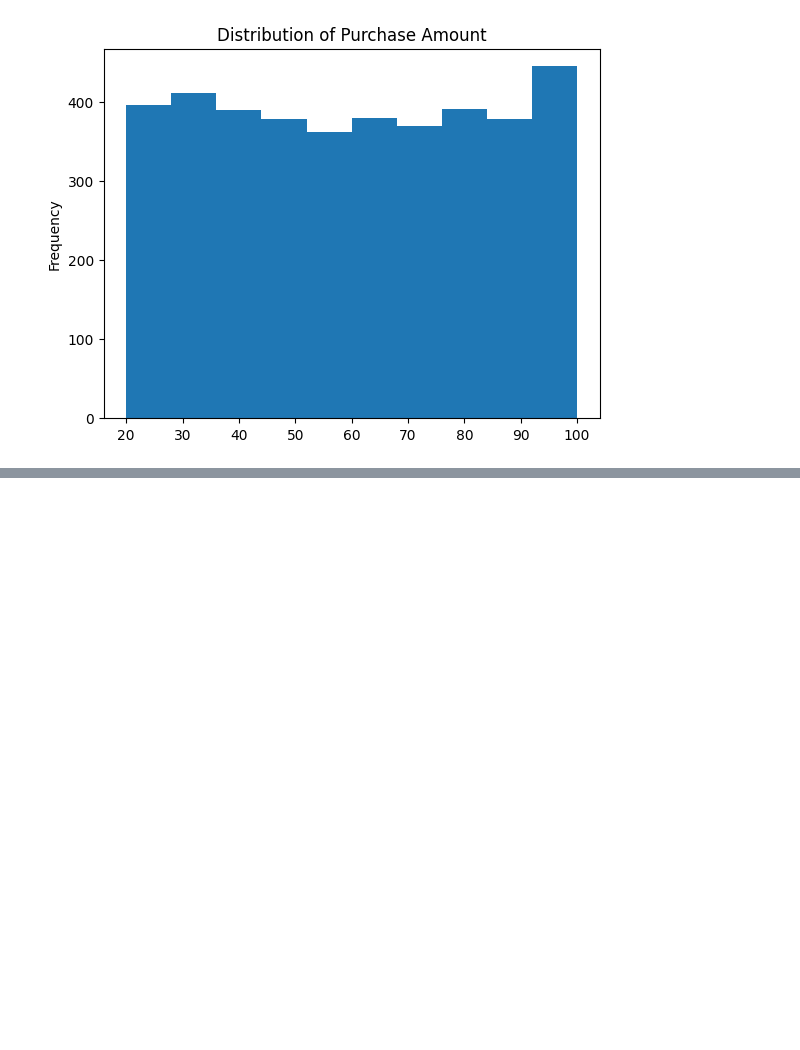
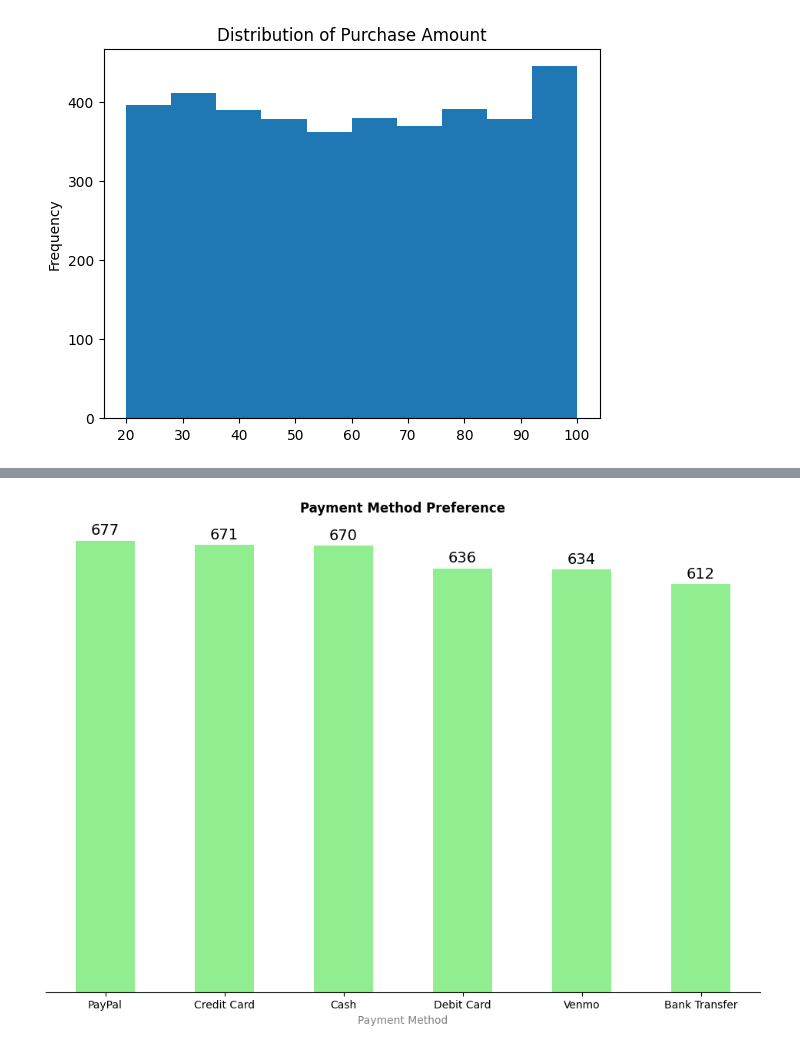
Before and after one commit to Murega14/customer_shopping_trends, a Jupyter notebook: index.ipynb, the cells around one changed output, grey strips where cells are left out. Saved outputs shown, nothing was run; the diff lists cells and outputs as text; code cells hidden in the pictures; blank space fills up the shorter version.

```diff
--- a/index.ipynb
+++ b/index.ipynb
@@ -189,0 +225,32 @@ plt.show()
+# %%
+#visualizing the preference of Payment Method
+
+#setting the figure size
+plt.figure(figsize=(12, 8))
+
+#plotting the data
+ax = df['Payment Method'].value_counts().plot(kind='bar', color='lightgreen')
+
+#customizing the plot
+ax.spines['top'].set_visible(False)
+ax.spines['left'].set_visible(False)
+ax.spines['right'].set_visible(False)
+
+plt.title("Payment Method Preference", fontweight='bold')
+plt.xlabel("Payment Method", color='gray')
+plt.xticks(rotation=0)
+plt.gca().yaxis.set_visible(False)
+
+#annotating the plot
+for bar in ax.patches:
+    ax.annotate(f'{bar.get_height():,.0f}',
+                 xy=(bar.get_x() + bar.get_width() / 2, bar.get_height()),
+                 xytext=(0, 3),
+                 textcoords="offset points",
+                 ha='center',
+                 va='bottom',
+                 fontsize=14)
+
+plt.show()
+# %% [output]
+[figure, added]
```
Also changed, not shown: parts of 3 cells of this notebook.
